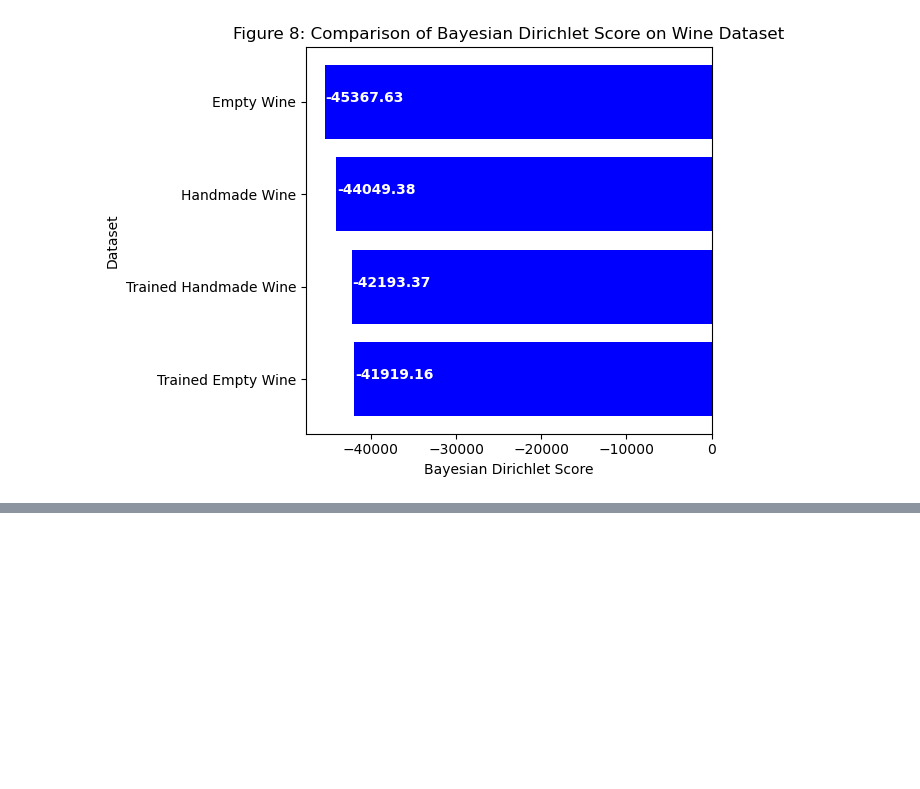
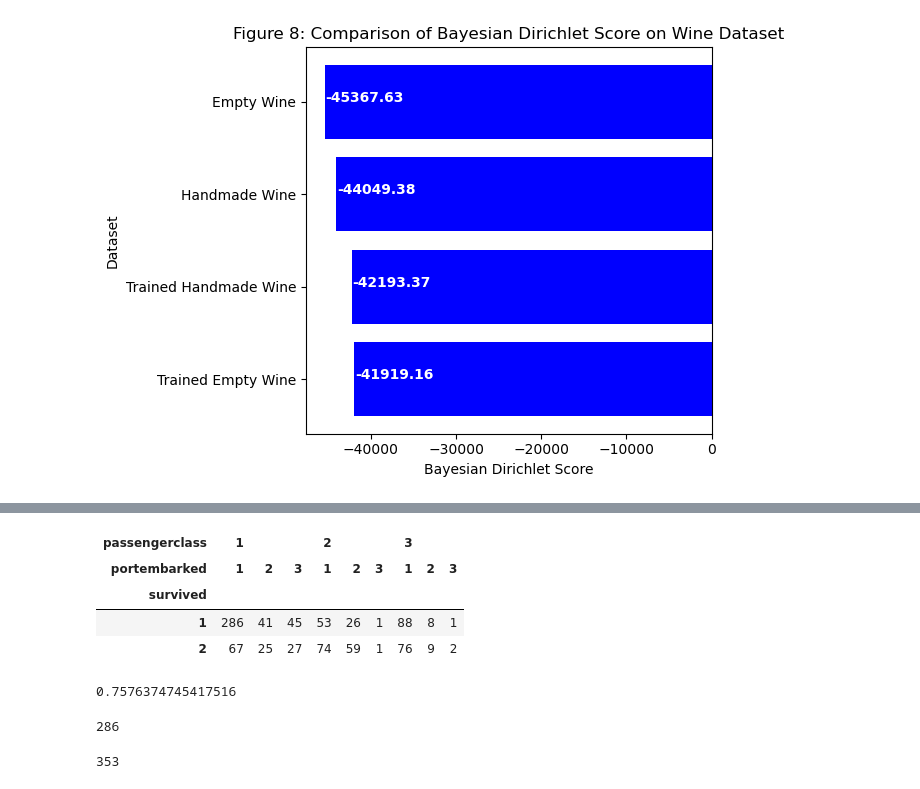
Before and after one commit to EllingtonKirby/Bayesian-Network-Learner, a Jupyter notebook: bayesan_network_learner.ipynb, the cells around one changed output, grey strips where cells are left out. Drawn from its saved outputs; the diff is of its cells as text; code cells hidden in the pictures; blank space fills up the shorter version.

Commit message:
add function to verify network dependence from the data

```diff
--- a/bayesan_network_learner.ipynb
+++ b/bayesan_network_learner.ipynb
@@ -211,0 +294,44 @@ plt.show()
+# %%
+data = titanic_df
+
+variable = 'survived'
+parents = ['passengerclass', 'portembarked']
+
+def collect_state_names(variable):
+            states = sorted(list(data.loc[:, variable].dropna().unique()))
+            return states
+
+state_names = {
+    var: collect_state_names(var) for var in data.columns
+}
+
+configurations = data.groupby([variable] + parents).size().unstack(parents)
+
+parents_states = [state_names[parent] for parent in parents]
+
+if len(parents_states) == 0:
+    state_count_data = data.loc[:, variable].value_counts()
+
+    state_counts = (
+        state_count_data.reindex(state_names[variable])
+        .fillna(0)
+        .to_frame()
+    )
+else:
+    if not isinstance(configurations.columns, pd.MultiIndex):
+        configurations.columns = pd.MultiIndex.from_arrays(
+            [configurations.columns]
+        )
+    row_index = state_names[variable]
+    column_index = pd.MultiIndex.from_product(parents_states, names=parents)
+    state_counts = configurations.reindex(
+        index=row_index, columns=column_index
+    ).fillna(0)
+
+state_counts
+# %% [output]
+| passengerclass | 1 |  |  | 2 |  |  | 3 |  |  |
+| portembarked | 1 | 2 | 3 | 1 | 2 | 3 | 1 | 2 | 3 |
+| survived |  |  |  |  |  |  |  |  |  |
+| 1 | 286 | 41 | 45 | 53 | 26 | 1 | 88 | 8 | 1 |
+| 2 | 67 | 25 | 27 | 74 | 59 | 1 | 76 | 9 | 2 |
@@ -211,0 +345,19 @@ plt.show()
+# %%
+# P(survived == 1 | passengerclass == 1)
+conditional_proportion / target_value_proportion
+# %% [output]
+0.7576374745417516
+# %%
+# Now we need to calculate P(survived == 1 | passengerclass == 1 and portembarked == 1)
+# P(survived == 1 and passengerclass == 1 and portembarked == 1)
+mask = (titanic_df['survived'] == 1) & (titanic_df['passengerclass'] == 1) & (titanic_df['portembarked'] == 1)
+total_proportion = len(titanic_df[mask])
+total_proportion
+# %% [output]
+286
+# %%
+mask = (titanic_df['passengerclass'] == 1) & (titanic_df['portembarked'] == 1)
+y_a_proportion = len(titanic_df[mask])
+y_a_proportion
+# %% [output]
+353
```
Also changed, not shown: parts of 14 cells of this notebook.
